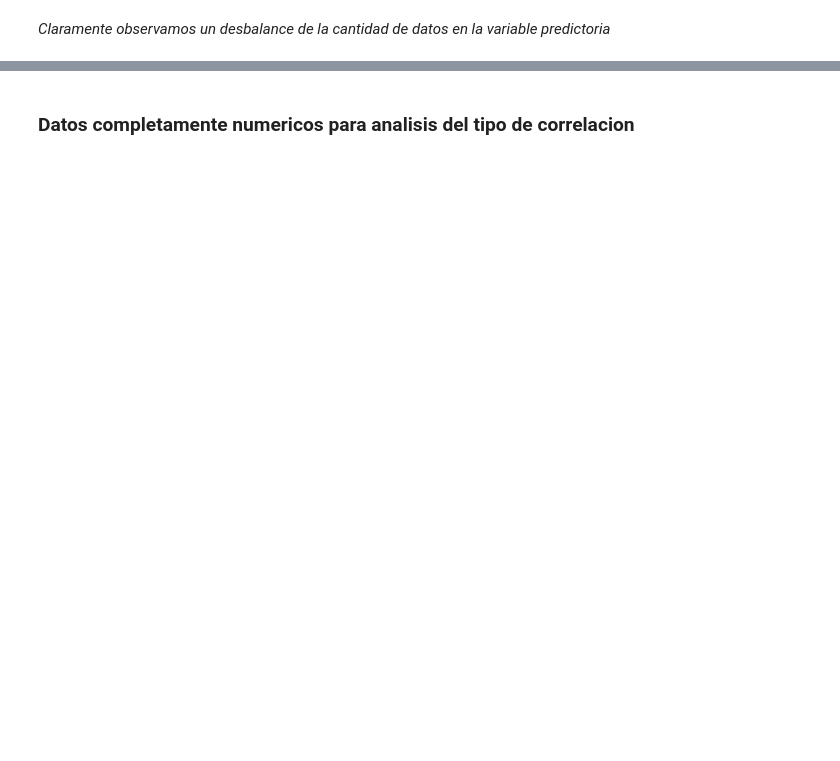
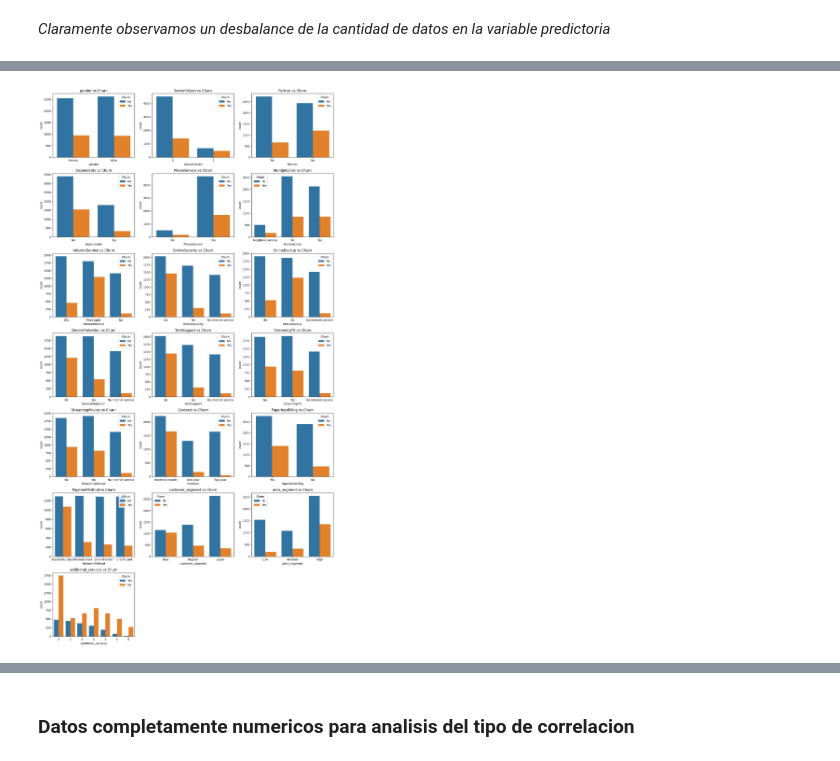
Before and after one commit to Andru-1987/data-science-r-section, a Jupyter notebook: R-Clases/week-3/01_ProyectoPython/python_colab_notebook/01_telco_challenge_churn.ipynb, the cells around one changed output, grey strips where cells are left out. Cells and saved outputs as stored; diff of their text form; code cells hidden in the pictures; blank space fills up the shorter version.

```diff
--- a/R-Clases/week-3/01_ProyectoPython/python_colab_notebook/01_telco_challenge_churn.ipynb
+++ b/R-Clases/week-3/01_ProyectoPython/python_colab_notebook/01_telco_challenge_churn.ipynb
@@ -389,0 +491,24 @@ num_cols = ['tenure', 'MonthlyCharges', 'TotalCharges']
+# %%
+import math
+
+cat_cols = [col for col in df.columns if df[col].nunique() <= 10 and col != "Churn"]
+
+n_cols = 3  # 3 graphics by row
+n_rows = math.ceil(len(cat_cols) / n_cols)
+
+# Create figure
+fig, axes = plt.subplots(n_rows, n_cols, figsize=(n_cols * 5, n_rows * 4))
+axes = axes.flatten()
+
+for i, col in enumerate(cat_cols):
+    sns.countplot(x=col, hue="Churn", data=df, ax=axes[i])
+    axes[i].set_title(f"{col} vs Churn")
+
+for j in range(len(cat_cols), len(axes)):
+    fig.delaxes(axes[j])
+
+
+plt.tight_layout()
+plt.show()
+# %% [output]
+[figure, added]
```
Also changed, not shown: parts of 55 cells of this notebook, 1 other file.
